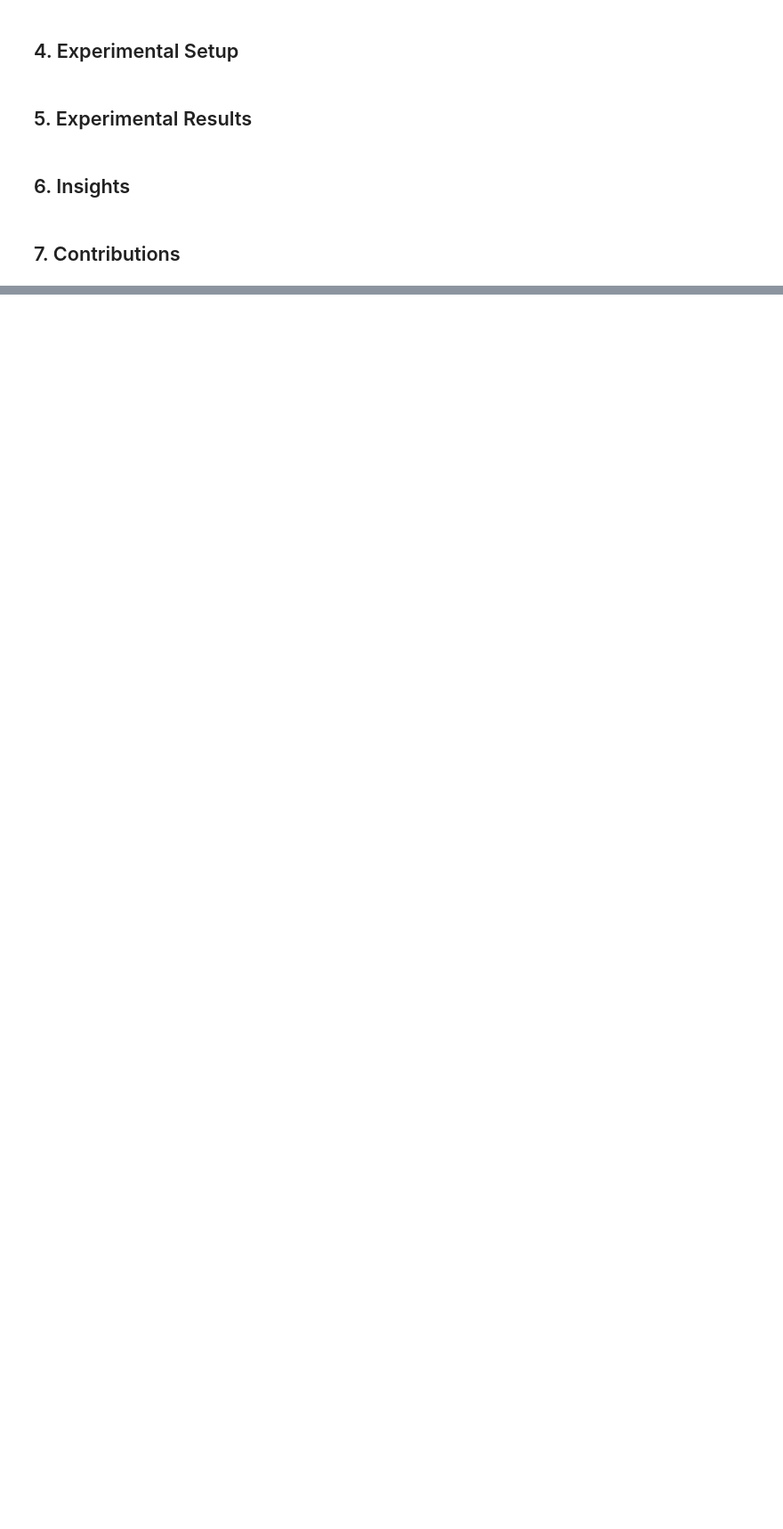
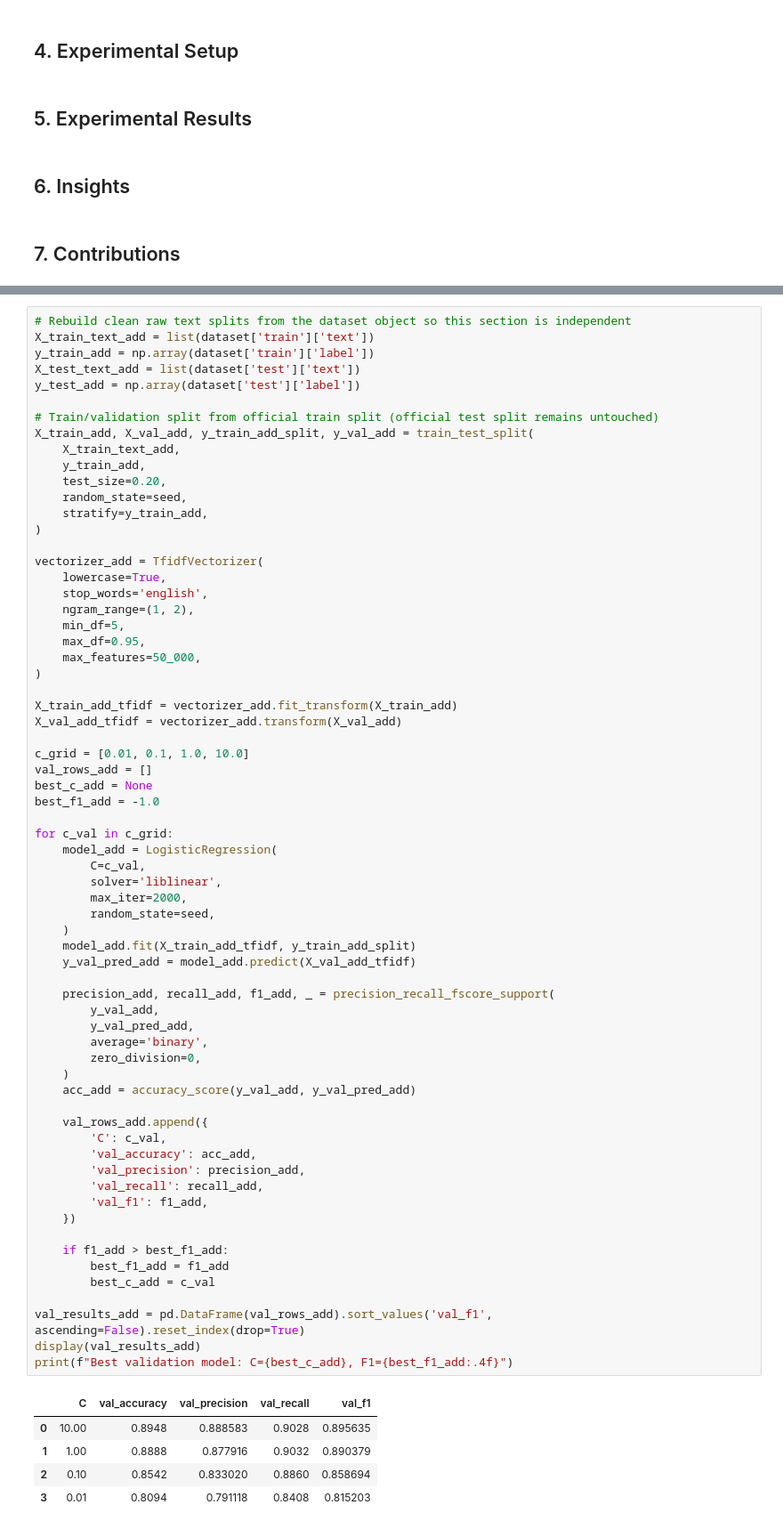
Before and after one commit to myn13/imdb-moview-review-analysis, a Jupyter notebook: imdb-analysis.ipynb, the cells around one changed output, grey strips where cells are left out. Shown at 89% size. Saved outputs shown, nothing was run; the diff lists cells and outputs as text; blank space fills up the shorter version.

```diff
--- a/imdb-analysis.ipynb
+++ b/imdb-analysis.ipynb
@@ -160,0 +161,72 @@ pickle.dump(mlp, open(filename, 'wb'))
+# %%
+# Rebuild clean raw text splits from the dataset object so this section is independent
+X_train_text_add = list(dataset['train']['text'])
+y_train_add = np.array(dataset['train']['label'])
+X_test_text_add = list(dataset['test']['text'])
+y_test_add = np.array(dataset['test']['label'])
+
+# Train/validation split from official train split (official test split remains untouched)
+X_train_add, X_val_add, y_train_add_split, y_val_add = train_test_split(
+    X_train_text_add,
+    y_train_add,
+    test_size=0.20,
+    random_state=seed,
+    stratify=y_train_add,
+)
+
+vectorizer_add = TfidfVectorizer(
+    lowercase=True,
+    stop_words='english',
+    ngram_range=(1, 2),
+    min_df=5,
+    max_df=0.95,
+    max_features=50_000,
+)
+
+X_train_add_tfidf = vectorizer_add.fit_transform(X_train_add)
+X_val_add_tfidf = vectorizer_add.transform(X_val_add)
+
+c_grid = [0.01, 0.1, 1.0, 10.0]
+val_rows_add = []
+best_c_add = None
+best_f1_add = -1.0
+
+for c_val in c_grid:
+    model_add = LogisticRegression(
+        C=c_val,
+        solver='liblinear',
+        max_iter=2000,
+        random_state=seed,
+    )
+    model_add.fit(X_train_add_tfidf, y_train_add_split)
+    y_val_pred_add = model_add.predict(X_val_add_tfidf)
+
+    precision_add, recall_add, f1_add, _ = precision_recall_fscore_support(
+        y_val_add,
+        y_val_pred_add,
+        average='binary',
+        zero_division=0,
+    )
+    acc_add = accuracy_score(y_val_add, y_val_pred_add)
+
+    val_rows_add.append({
+        'C': c_val,
+        'val_accuracy': acc_add,
+        'val_precision': precision_add,
+        'val_recall': recall_add,
+        'val_f1': f1_add,
+    })
+
+    if f1_add > best_f1_add:
+        best_f1_add = f1_add
+        best_c_add = c_val
+
+val_results_add = pd.DataFrame(val_rows_add).sort_values('val_f1', ascending=False).reset_index(drop=True)
+display(val_results_add)
+print(f"Best validation model: C={best_c_add}, F1={best_f1_add:.4f}")
+# %% [output]
+|  | C | val_accuracy | val_precision | val_recall | val_f1 |
+| 0 | 10.00 | 0.8948 | 0.888583 | 0.9028 | 0.895635 |
+| 1 | 1.00 | 0.8888 | 0.877916 | 0.9032 | 0.890379 |
+| 2 | 0.10 | 0.8542 | 0.833020 | 0.8860 | 0.858694 |
+| 3 | 0.01 | 0.8094 | 0.791118 | 0.8408 | 0.815203 |
```
Also changed, not shown: parts of 9 cells of this notebook, 2 other files.
